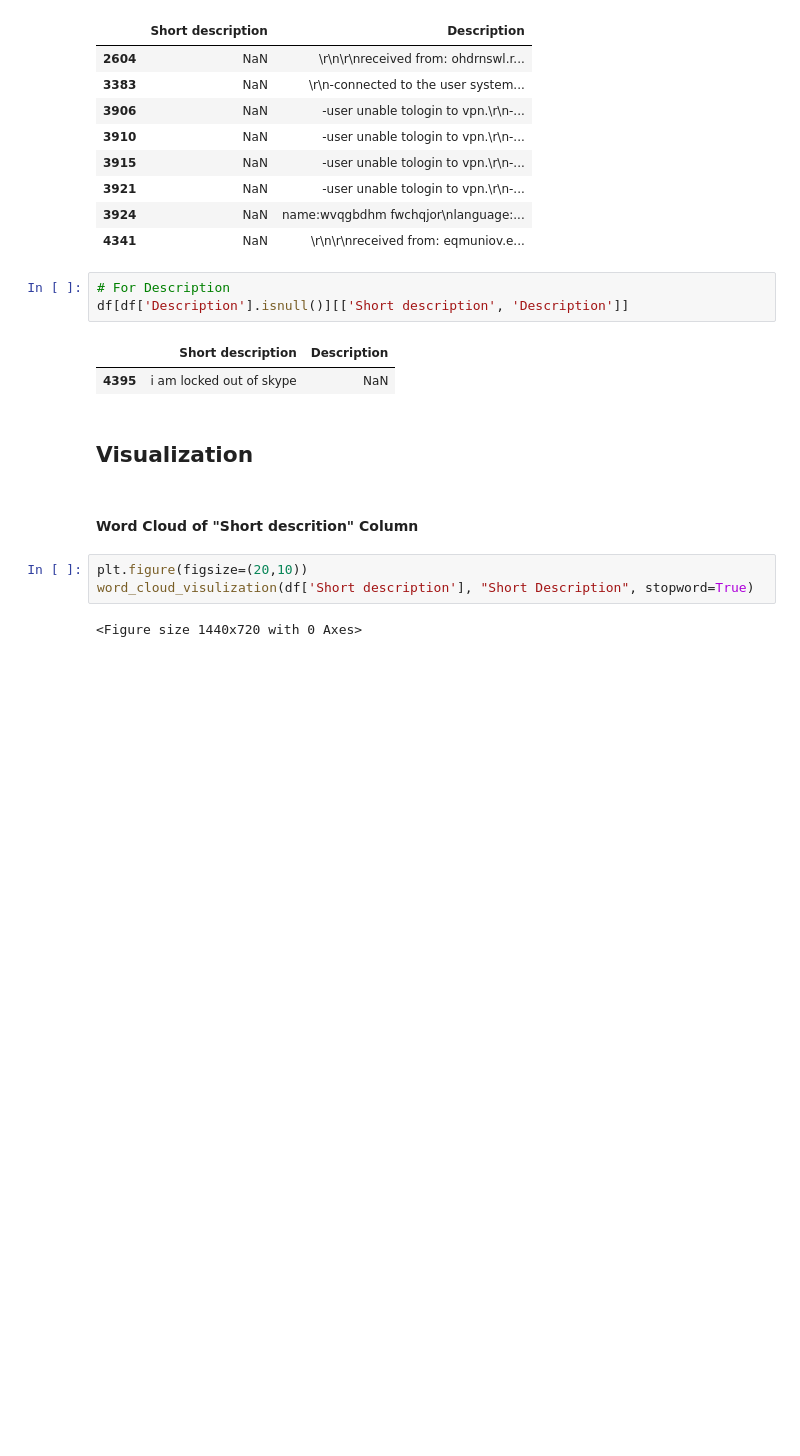
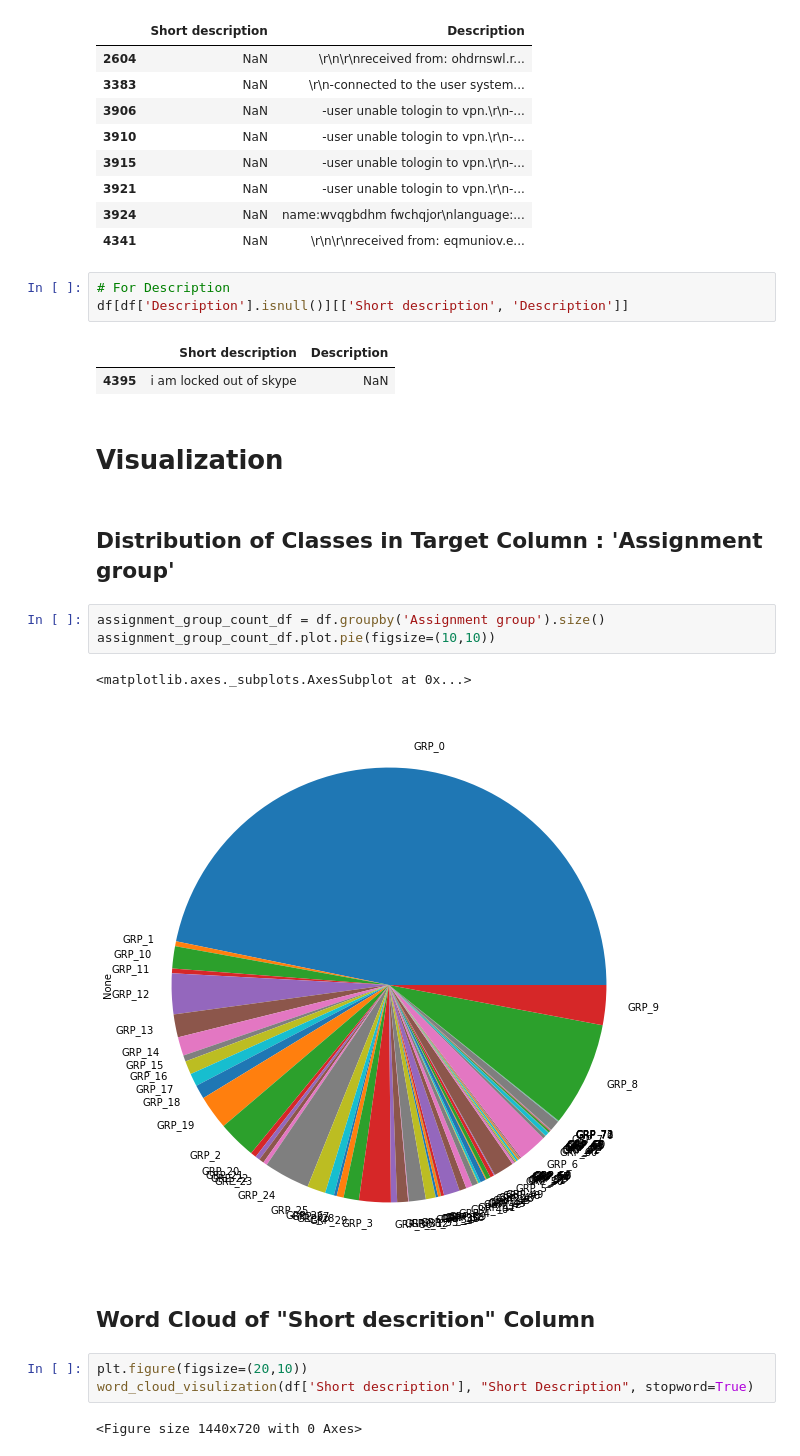
Before and after one commit to soumendrabagh/Automatic-Ticket-Generation-NLP, a Jupyter notebook: Interim_Capstone_NLP_Automatic_Ticket_Assignment.ipynb, the cells around one changed output. Saved outputs shown, nothing was run; the diff lists cells and outputs as text; blank space fills up the shorter version.

Commit message:
Final Integration of Upscaling and Subgrouping for Target Feature "Assignment Group"

```diff
--- a/Interim_Capstone_NLP_Automatic_Ticket_Assignment.ipynb
+++ b/Interim_Capstone_NLP_Automatic_Ticket_Assignment.ipynb
@@ -120,9 +129,17 @@ df[df['Description'].isnull()][['Short description', 'Description']]
 |  | Short description | Description |
 | 4395 | i am locked out of skype | NaN |
 # %% [markdown]
-## Visualization
+# Visualization
+# %% [markdown]
+## Distribution of Classes in Target Column : 'Assignment group'
+# %%
+assignment_group_count_df = df.groupby('Assignment group').size()
+assignment_group_count_df.plot.pie(figsize=(10,10))
+# %% [output]
+<matplotlib.axes._subplots.AxesSubplot at 0x...>
+[figure, added]
 # %% [markdown]
-#### Word Cloud of "Short descrition" Column
+## Word Cloud of "Short descrition" Column
 # %%
 plt.figure(figsize=(20,10))
 word_cloud_visulization(df['Short description'], "Short Description", stopword=True)
```
Also changed, not shown: parts of 6 cells of this notebook, 5 other files.
